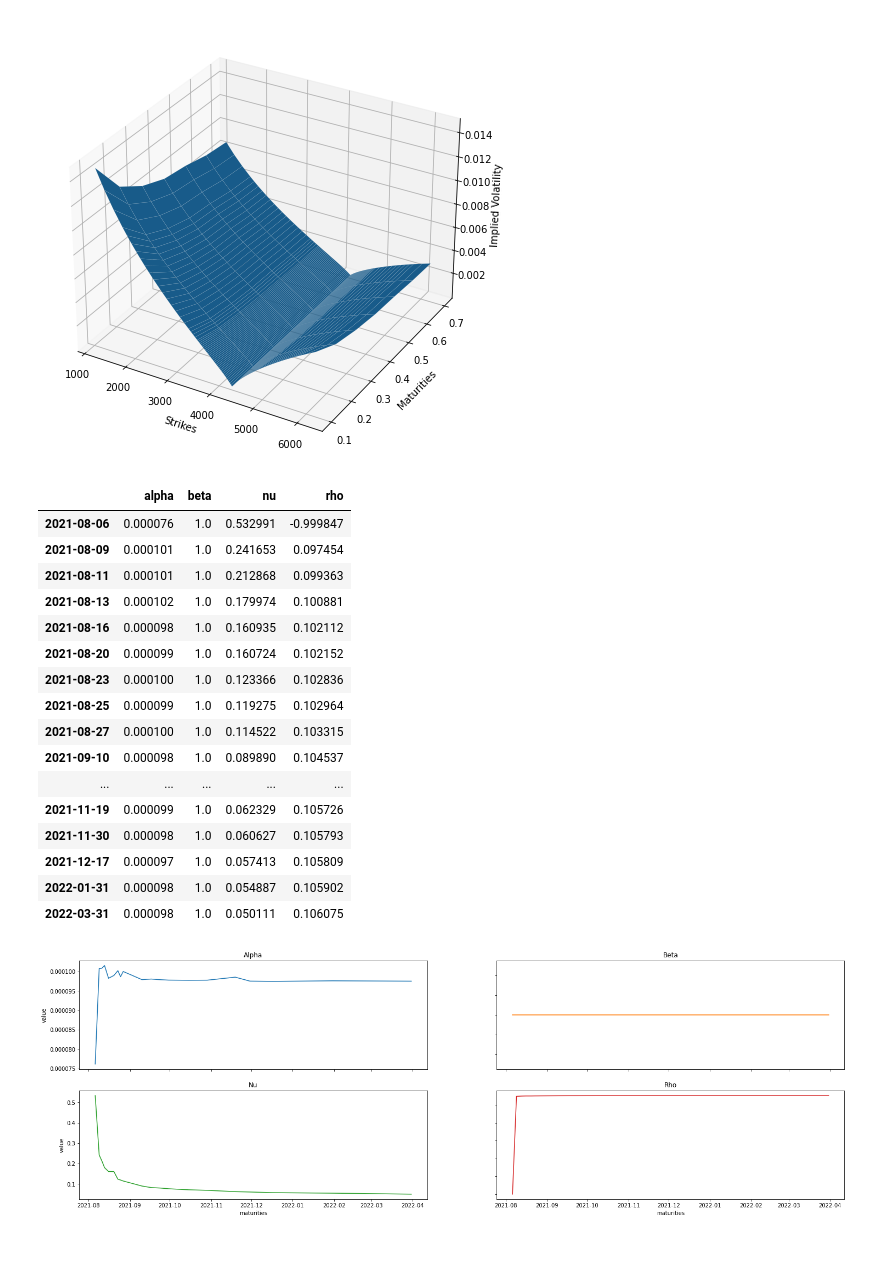
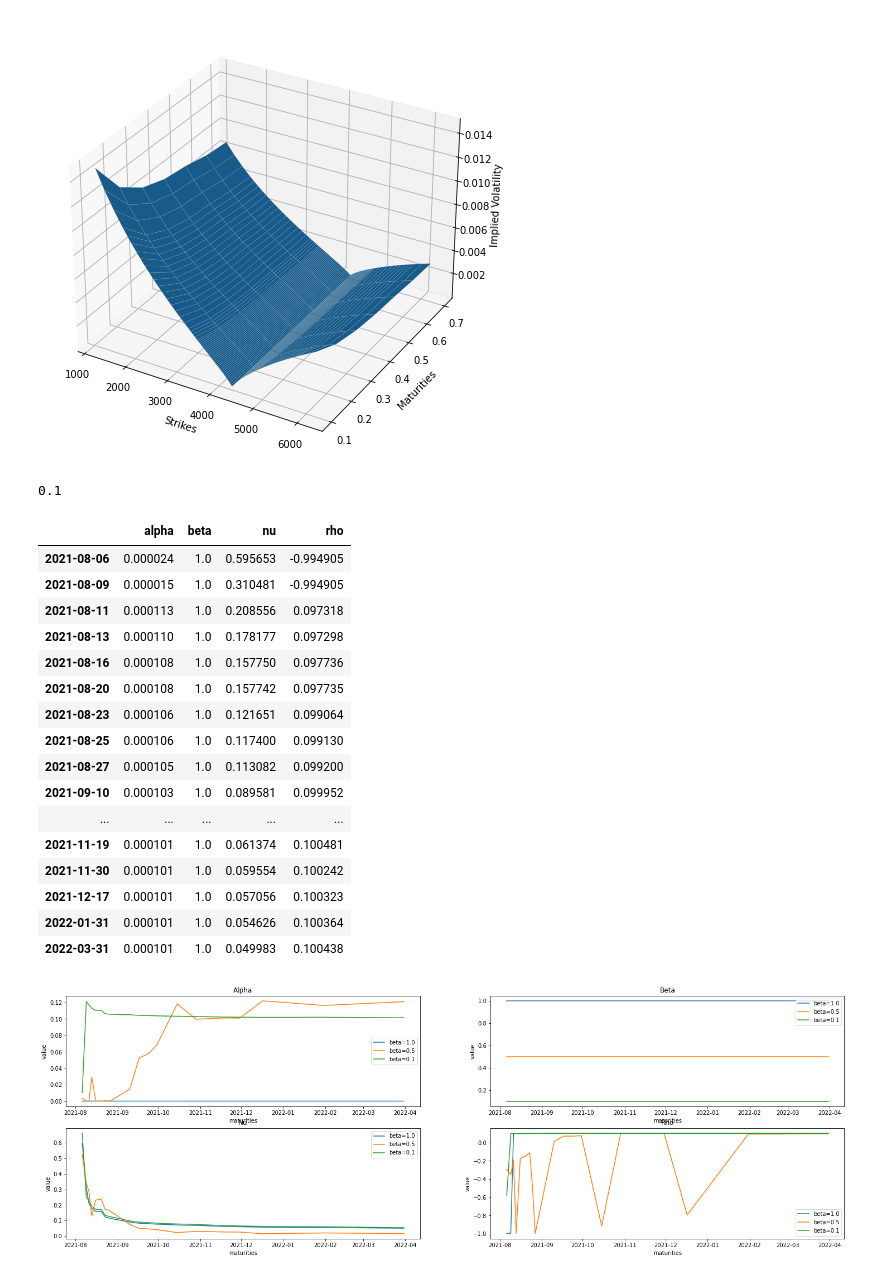
Before and after one commit to lucasomigli/SABR-volatility-models, a Jupyter notebook: ql_model.ipynb, the cells around one changed output. Cells and saved outputs as stored; diff of their text form; code cells hidden in the pictures; blank space fills up the shorter version.

```diff
--- a/ql_model.ipynb
+++ b/ql_model.ipynb
@@ -132,8 +132,6 @@ def volatilitySmileSABR(maturity, shift=0, beta=1):
 
     def set_beta():
         return beta
-
-    x = [.1, set_beta(), .1, .1]
 
     def f(params):
 
@@ -159,11 +157,12 @@ def volatilitySmileSABR(maturity, shift=0, beta=1):
     # {'type': 'ineq', 'fun': lambda x: 0.99 - x[1]},
     # {'type': 'ineq', 'fun': lambda x: x[1]},
     {'type': 'ineq', 'fun': lambda x: x[2]},
-    {'type': 'ineq', 'fun': lambda x: 1. - x[3]**2}
+    {'type': 'ineq', 'fun': lambda x: .99 - x[3]**2}
     )
 
+    x = [.1, set_beta(), .01, .1]
 
-    result = minimize(f, x, constraints=cons)
+    result = minimize(f, x, constraints=cons, method="SLSQP")
     error = result['fun']
     [alpha, beta, nu, rho] = result['x']
 
@@ -213,41 +212,51 @@ volatility_surface = volatilitySurfaceSABR()
 # %% [output]
 [figure]
+# %%
+method1 = volatilitySurfaceSABR(beta=1, shift=0)
+method2 = volatilitySurfaceSABR(beta=.5, shift=0)
+method3 = volatilitySurfaceSABR(beta=.1, shift=0)
+
+method3["b"][1]
+# %% [output]
+0.1
 # %%
 fig, axs = plt.subplots(2, 2, figsize=(25,8))
-axs[0, 0].plot(maturities, volatility_surface["a"])
-axs[0, 0].set_title('Alpha')
-axs[0, 1].plot(maturities, volatility_surface["b"], 'tab:orange')
-axs[0, 1].set_title('Beta')
-axs[1, 0].plot(maturities, volatility_surface["n"], 'tab:green')
-axs[1, 0].set_title('Nu')
-axs[1, 1].plot(maturities, volatility_surface["r"], 'tab:red')
-axs[1, 1].set_title('Rho')
-
-for ax in axs.flat:
-    ax.set(xlabel='maturities', ylabel='value')
-
-# Hide x labels and tick labels for top plots and y ticks for right plots.
-for ax in axs.flat:
-    ax.label_outer()
+for method in [method1, method2, method3]:
+    axs[0, 0].plot(maturities, method["a"], label="beta={}".format(method["b"][1]))
+    axs[0, 0].set_title('Alpha')
+    axs[0, 0].set(xlabel='maturities', ylabel='value')
+    axs[0, 0].legend()
+    axs[0, 1].plot(maturities, method["b"], label="beta={}".format(method["b"][1]))
+    axs[0, 1].set_title('Beta')
+    axs[0, 1].set(xlabel='maturities', ylabel='value')
+    axs[0, 1].legend()
+    axs[1, 0].plot(maturities, method["n"], label="beta={}".format(method["b"][1]))
+    axs[1, 0].set_title('Nu')
+    axs[1, 0].set(xlabel='maturities', ylabel='value')
+    axs[1, 0].legend()
+    axs[1, 1].plot(maturities, method["r"], label="beta={}".format(method["b"][1]))
+    axs[1, 1].set_title('Rho')
+    axs[1, 1].set(xlabel='maturities', ylabel='value')
+    axs[1, 1].legend()
 
 d = {'alpha': volatility_surface["a"], 'beta': volatility_surface["b"], 'nu': volatility_surface["n"], 'rho': volatility_surface["r"]}
 pd.DataFrame(data=d, index=maturities)
 # %% [output]
 |  | alpha | beta | nu | rho |
-| 2021-08-06 | 0.000076 | 1.0 | 0.532991 | -0.999847 |
-| 2021-08-09 | 0.000101 | 1.0 | 0.241653 | 0.097454 |
-| 2021-08-11 | 0.000101 | 1.0 | 0.212868 | 0.099363 |
-| 2021-08-13 | 0.000102 | 1.0 | 0.179974 | 0.100881 |
-| 2021-08-16 | 0.000098 | 1.0 | 0.160935 | 0.102112 |
-| 2021-08-20 | 0.000099 | 1.0 | 0.160724 | 0.102152 |
-| 2021-08-23 | 0.000100 | 1.0 | 0.123366 | 0.102836 |
-| 2021-08-25 | 0.000099 | 1.0 | 0.119275 | 0.102964 |
-| 2021-08-27 | 0.000100 | 1.0 | 0.114522 | 0.103315 |
-| 2021-09-10 | 0.000098 | 1.0 | 0.089890 | 0.104537 |
+| 2021-08-06 | 0.000024 | 1.0 | 0.595653 | -0.994905 |
+| 2021-08-09 | 0.000015 | 1.0 | 0.310481 | -0.994905 |
+| 2021-08-11 | 0.000113 | 1.0 | 0.208556 | 0.097318 |
+| 2021-08-13 | 0.000110 | 1.0 | 0.178177 | 0.097298 |
+| 2021-08-16 | 0.000108 | 1.0 | 0.157750 | 0.097736 |
+| 2021-08-20 | 0.000108 | 1.0 | 0.157742 | 0.097735 |
+| 2021-08-23 | 0.000106 | 1.0 | 0.121651 | 0.099064 |
+| 2021-08-25 | 0.000106 | 1.0 | 0.117400 | 0.099130 |
+| 2021-08-27 | 0.000105 | 1.0 | 0.113082 | 0.099200 |
+| 2021-09-10 | 0.000103 | 1.0 | 0.089581 | 0.099952 |
 | ... | ... | ... | ... | ... |
-| 2021-11-19 | 0.000099 | 1.0 | 0.062329 | 0.105726 |
-| 2021-11-30 | 0.000098 | 1.0 | 0.060627 | 0.105793 |
-| 2021-12-17 | 0.000097 | 1.0 | 0.057413 | 0.105809 |
-| 2022-01-31 | 0.000098 | 1.0 | 0.054887 | 0.105902 |
-| 2022-03-31 | 0.000098 | 1.0 | 0.050111 | 0.106075 |
+| 2021-11-19 | 0.000101 | 1.0 | 0.061374 | 0.100481 |
+| 2021-11-30 | 0.000101 | 1.0 | 0.059554 | 0.100242 |
+| 2021-12-17 | 0.000101 | 1.0 | 0.057056 | 0.100323 |
+| 2022-01-31 | 0.000101 | 1.0 | 0.054626 | 0.100364 |
+| 2022-03-31 | 0.000101 | 1.0 | 0.049983 | 0.100438 |
-[figure, old version]
+[figure, new version]
```
Also changed, not shown: parts of 11 cells of this notebook.
